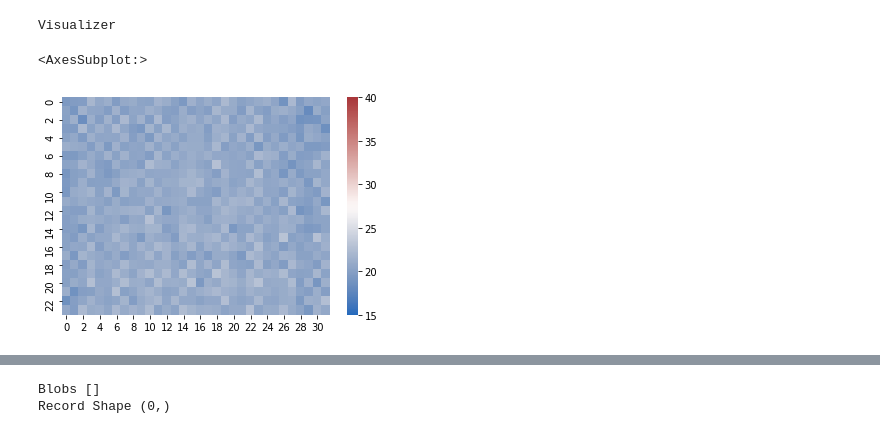
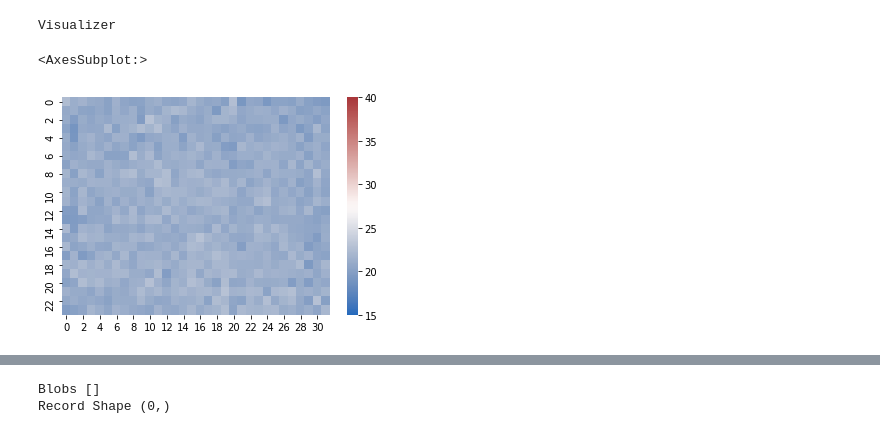
Before and after one commit to nickinack/Occupancy-Estimation, a Jupyter notebook: src/visualize.ipynb, the cells around one changed output, grey strips where cells are left out. Drawn from its saved outputs; the diff is of its cells as text; code cells hidden in the pictures.

```diff
--- a/src/visualize.ipynb
+++ b/src/visualize.ipynb
@@ -3,10 +3,10 @@ from visualize import *
 # %% [output]
 Visualizer
 # %%
-sns.heatmap(data[31,:,:,2] , cmap="vlag" , vmin=15 ,vmax=40)
+sns.heatmap(data[160,:,:,0] , cmap="vlag" , vmin=15 ,vmax=40)
 # %% [output]
 <AxesSubplot:>
-[figure, old version]
+[figure, new version]
 # %%
 import numpy as np
 import pandas as pd
```
Also changed, not shown: parts of 23 cells of this notebook, 5 other files.
